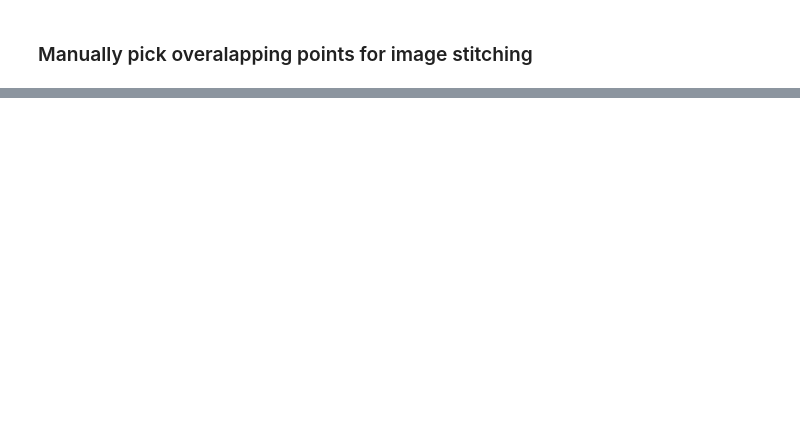
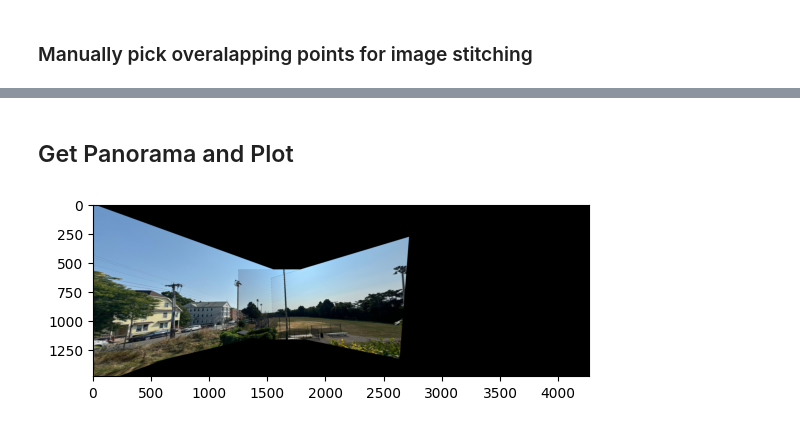
Before and after one commit to KSorte/Autonomous_Field_Robotics, a Jupyter notebook: image_stitching/compute_homography.ipynb, the cells around one changed output, grey strips where cells are left out. Saved outputs shown, nothing was run; the diff lists cells and outputs as text; code cells hidden in the pictures; blank space fills up the shorter version.

Commit message:
Add more photos, get_panorama() function

```diff
--- a/image_stitching/compute_homography.ipynb
+++ b/image_stitching/compute_homography.ipynb
@@ -326,0 +343,7 @@ homography.project_images_on_canvas()
+# %% [markdown]
+## Get Panorama and Plot
+# %%
+%matplotlib inline
+homography.get_panorama()
+# %% [output]
+[figure, added]
```
Also changed, not shown: parts of 8 cells of this notebook, 16 other files.
